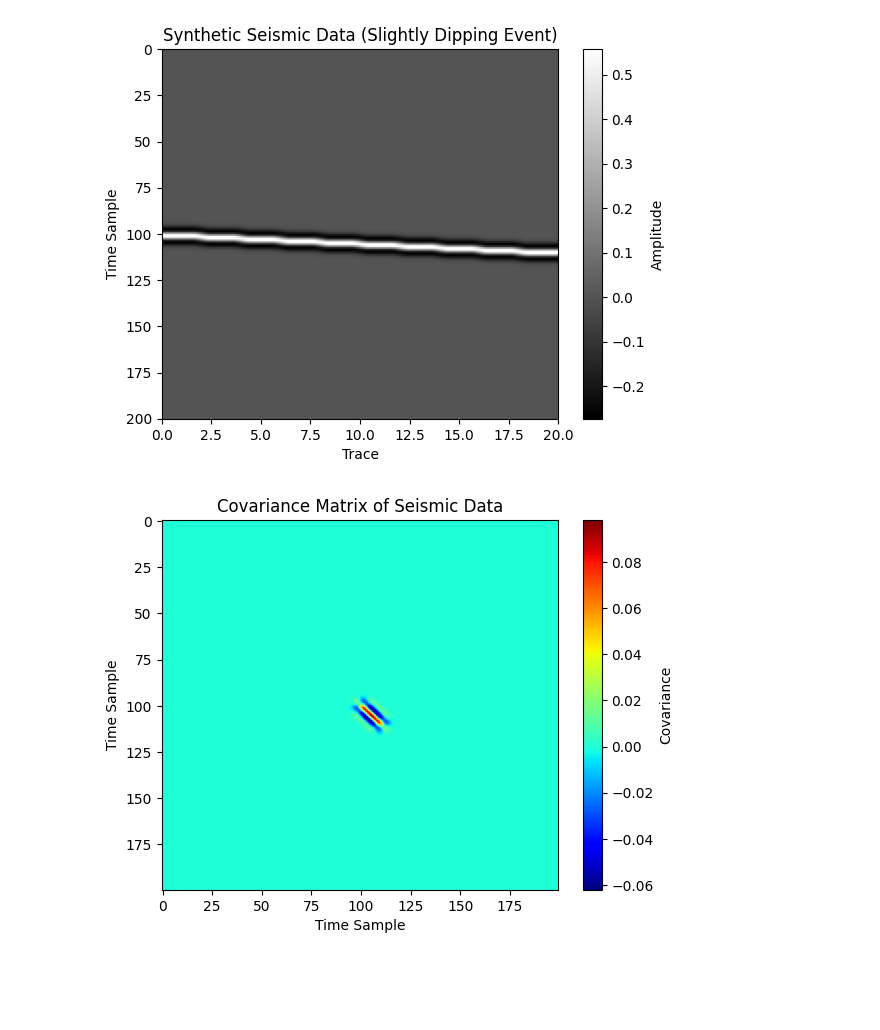
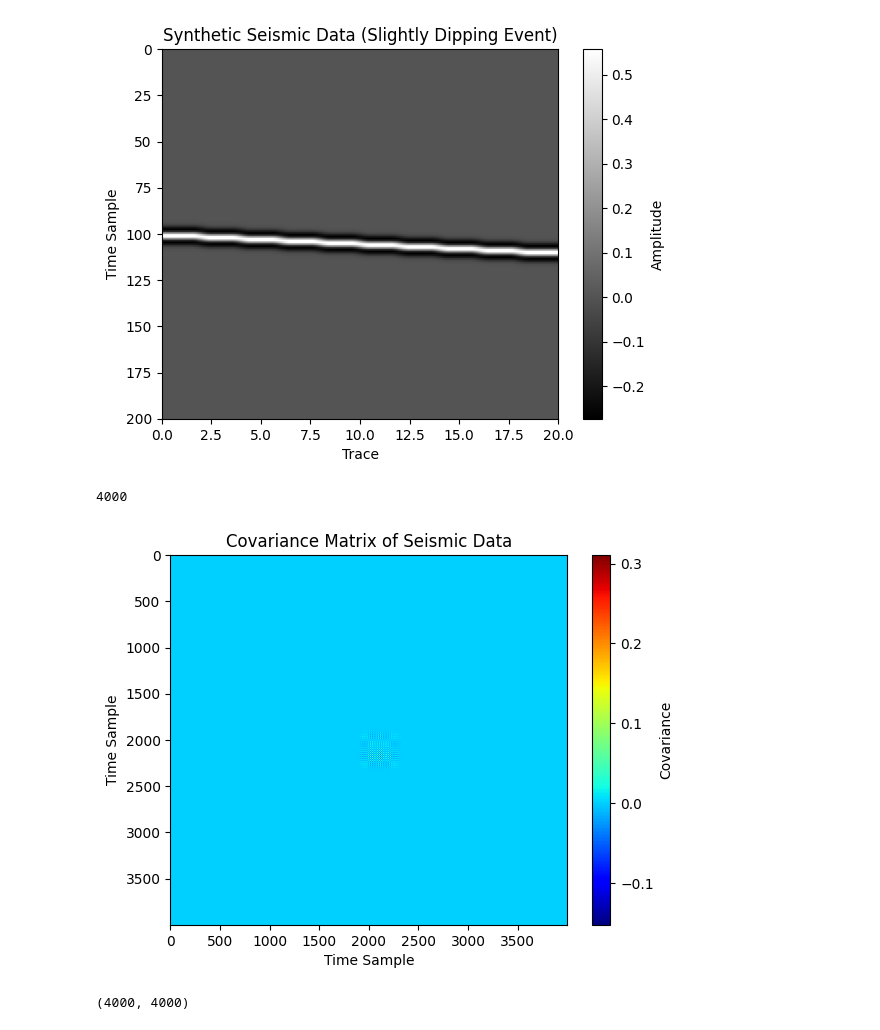
Before and after one commit to csc7/Probabilistic_Programming, a Jupyter notebook: Example_01.ipynb, the cells around one changed output. Drawn from its saved outputs; the diff is of its cells as text; code cells hidden in the pictures; blank space fills up the shorter version.

Commit message:
Add covariance computation for a 2D case, correct title and add an SGS example

```diff
--- a/Example_01.ipynb
+++ b/Example_01.ipynb
@@ -42,31 +42,50 @@ in SciPy 1.15. We recommend using PyWavelets instead.
 # %%
 # Extraction of the covariance function from the seismic data
 
 def compute_covariance(data):
     n_rows, n_cols = data.shape
     mean_val = np.mean(data)
     data_centered = data - mean_val
     covariance_matrix = np.zeros((n_rows, n_rows))
 
     # Compute covariance function for each time sample
     for i in range(n_rows):
         for j in range(n_rows):
             covariance_matrix[i, j] = np.mean(data_centered[i, :] * data_centered[j, :])
 
     return covariance_matrix
 
+def compute_covariance_2D(data):
+    data = data.flatten()
+    print(len(data))
+    mean_val = np.mean(data)
+    data_centered = data - mean_val
+    covariance_matrix = np.zeros((len(data), len(data)))
+
+    # Compute covariance function for each time sample
+    for i in range(len(data)):
+        for j in range(len(data)):
+            covariance_matrix[i, j] = np.mean(data_centered[i] * data_centered[j])
+
+    return covariance_matrix
+
 # Covariance function from seismic data
-covariance_matrix = compute_covariance(seismic_data)
+covariance_matrix = compute_covariance_2D(seismic_data)
 
 # Plot, covariance matrix
 plt.imshow(covariance_matrix, cmap='jet', aspect='auto')
 plt.title("Covariance Matrix of Seismic Data")
 plt.colorbar(label="Covariance")
 plt.xlabel("Time Sample")
 plt.ylabel("Time Sample")
 plt.show()
 # %% [output]
+4000
-[figure, old version]
+[figure, new version]
+# %%
+covariance_matrix.shape
+# %% [output]
+(4000, 4000)
 # %%
 # Sequential Gaussian simulation function using the covariance matrix
 def sequential_gaussian_simulation(covariance_matrix, n_realizations=10, regularization=1e-5):
```
Also changed, not shown: parts of 5 cells of this notebook.
